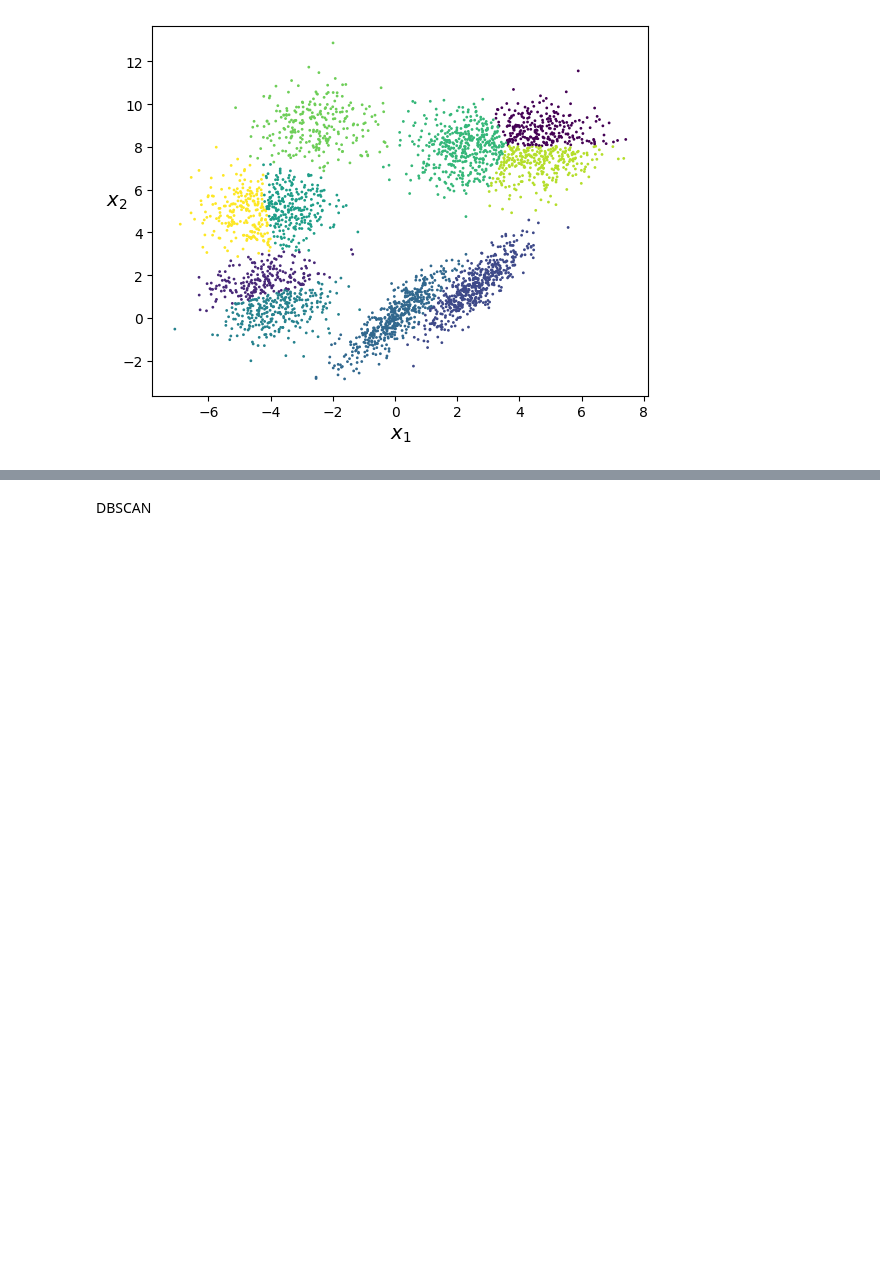
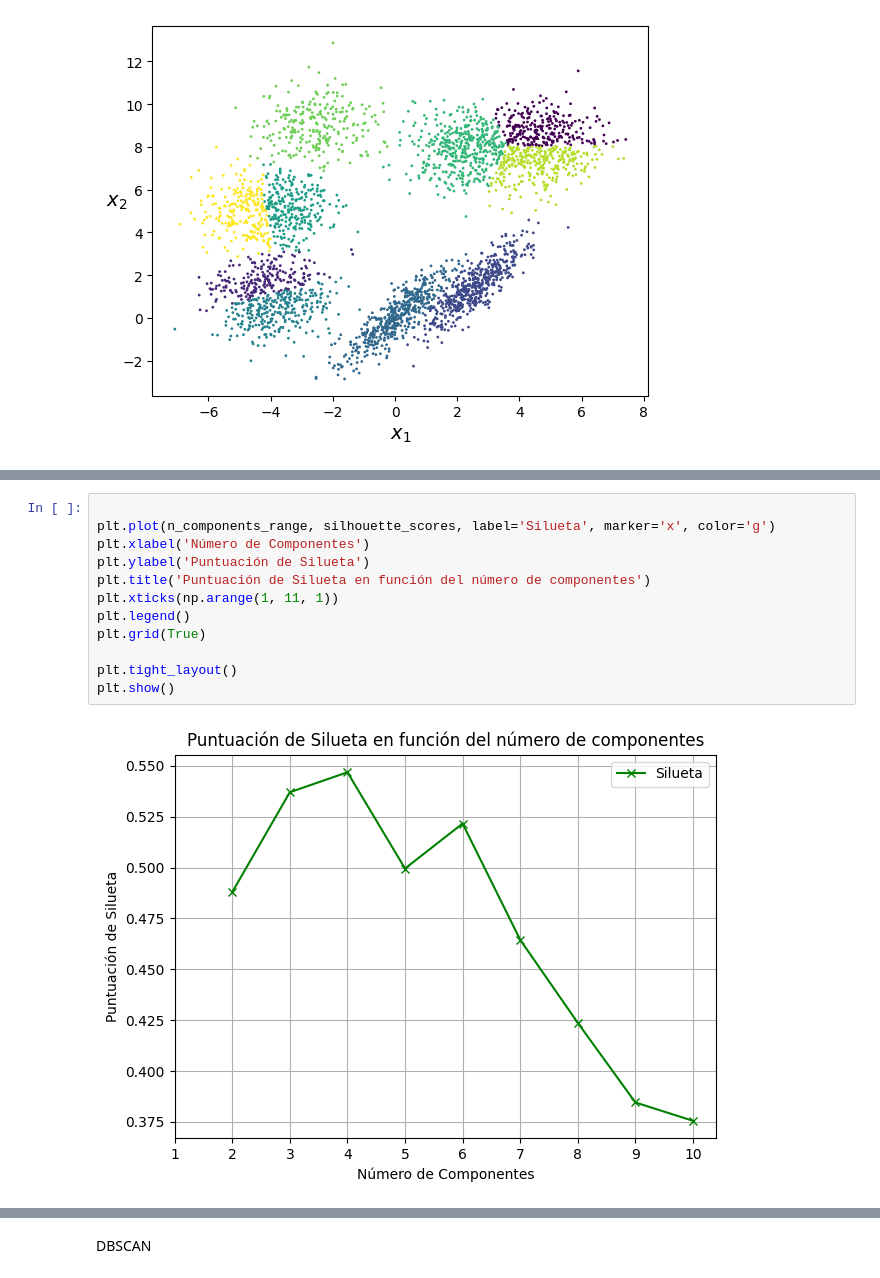
Before and after one commit to Paolatae2505/Practicas-AA, a Jupyter notebook: Practica07_AA.ipynb, the cells around one changed output, grey strips where cells are left out. Cells and saved outputs as stored; diff of their text form; blank space fills up the shorter version.

```diff
--- a/Practica07_AA.ipynb
+++ b/Practica07_AA.ipynb
@@ -396,0 +468,14 @@ plt.show()
+# %%
+
+plt.plot(n_components_range, silhouette_scores, label='Silueta', marker='x', color='g')
+plt.xlabel('Número de Componentes')
+plt.ylabel('Puntuación de Silueta')
+plt.title('Puntuación de Silueta en función del número de componentes')
+plt.xticks(np.arange(1, 11, 1))
+plt.legend()
+plt.grid(True)
+
+plt.tight_layout()
+plt.show()
+# %% [output]
+[figure, added]
```
Also changed, not shown: parts of 13 cells of this notebook.
